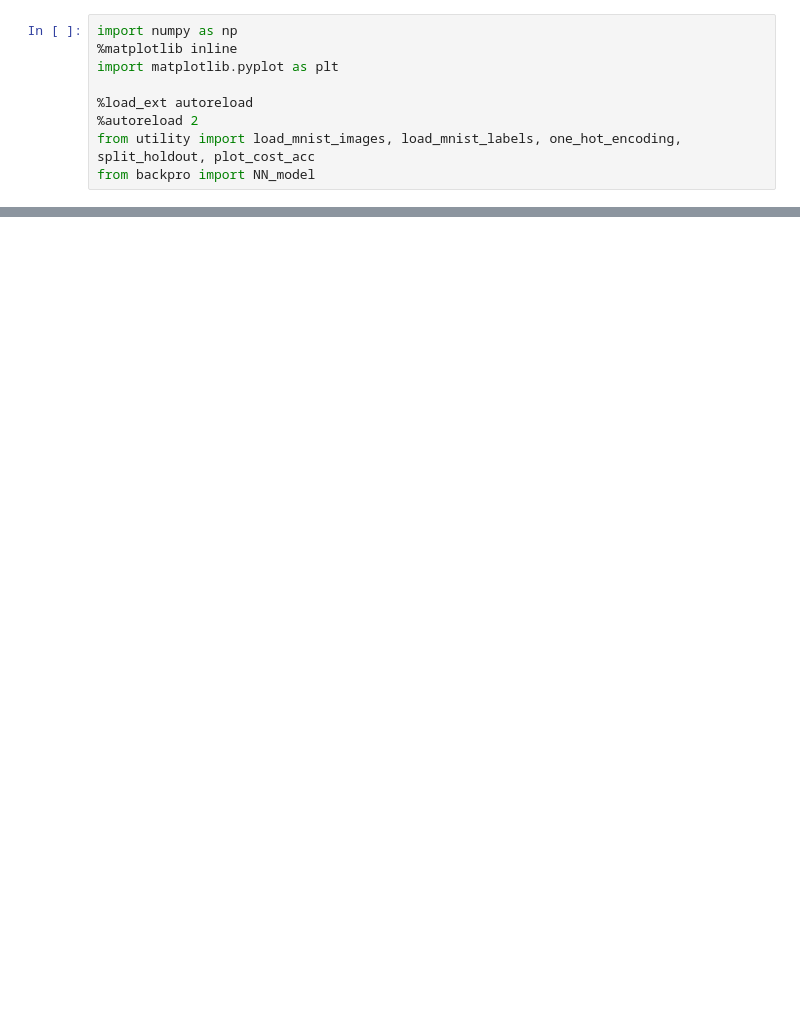
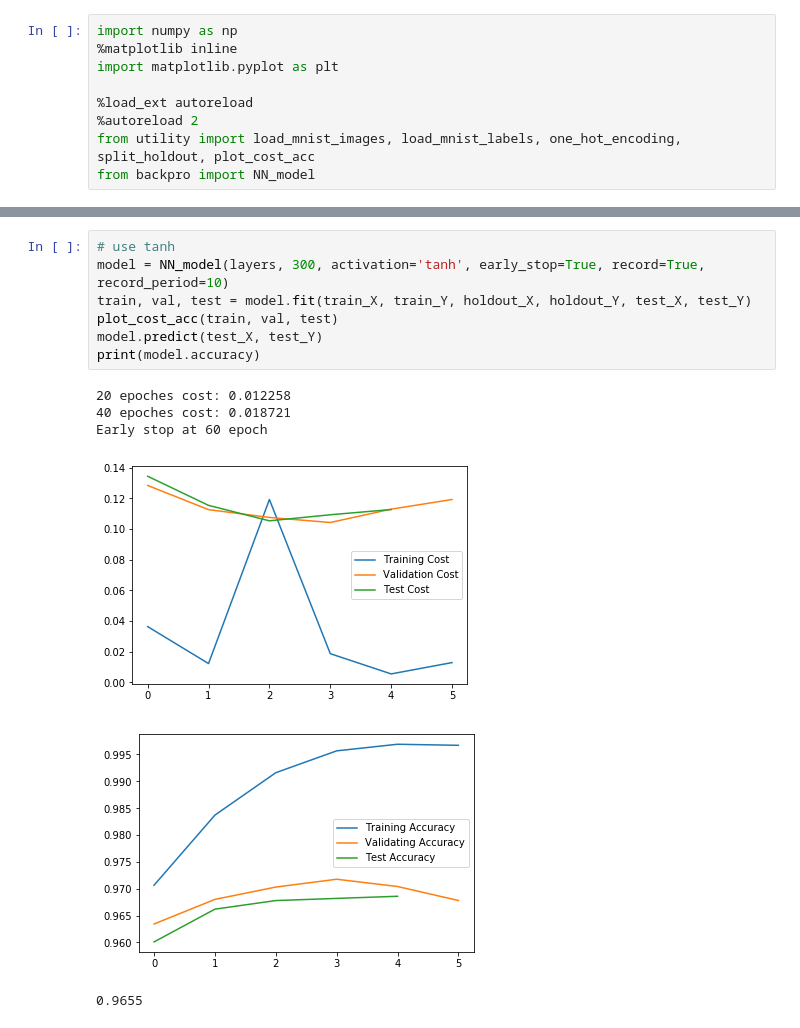
Before and after one commit to Fnjn/UCSD-CSE-253, a Jupyter notebook: hw2/hw2.ipynb, the cells around one changed output, grey strips where cells are left out. Drawn from its saved outputs; the diff is of its cells as text; blank space fills up the shorter version.

```diff
--- a/hw2/hw2.ipynb
+++ b/hw2/hw2.ipynb
@@ -130,0 +185,14 @@ AttributeError: 'NN_model' object has no attribute 'record'
+# %%
+# use tanh
+model = NN_model(layers, 300, activation='tanh', early_stop=True, record=True,  record_period=10)
+train, val, test = model.fit(train_X, train_Y, holdout_X, holdout_Y, test_X, test_Y)
+plot_cost_acc(train, val, test)
+model.predict(test_X, test_Y)
+print(model.accuracy)
+# %% [output]
+20 epoches cost: 0.012258
+40 epoches cost: 0.018721
+Early stop at 60 epoch
+[figure, added]
+[figure, added]
+0.9655
```
Also changed, not shown: parts of 10 cells of this notebook, 1 other file.
